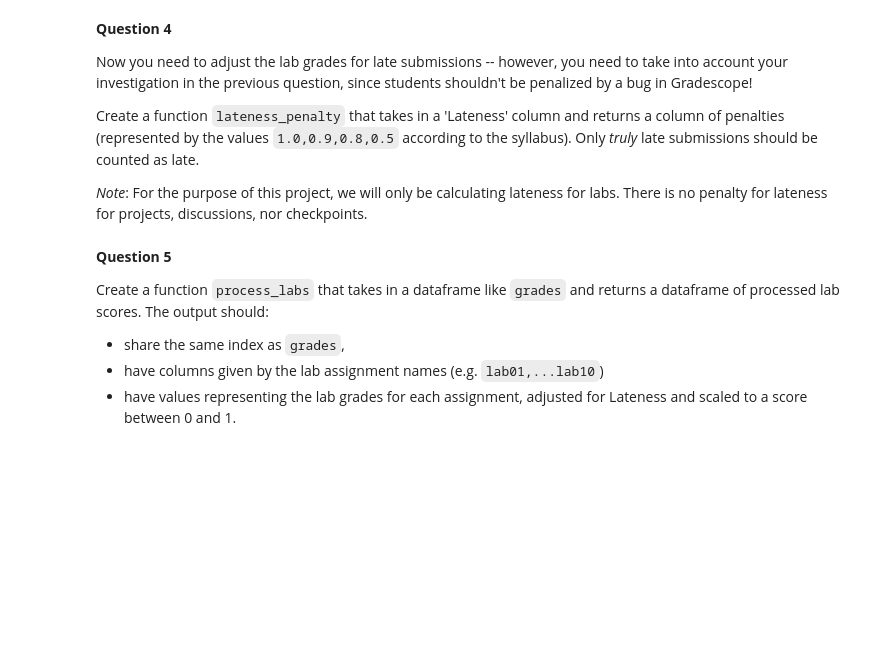
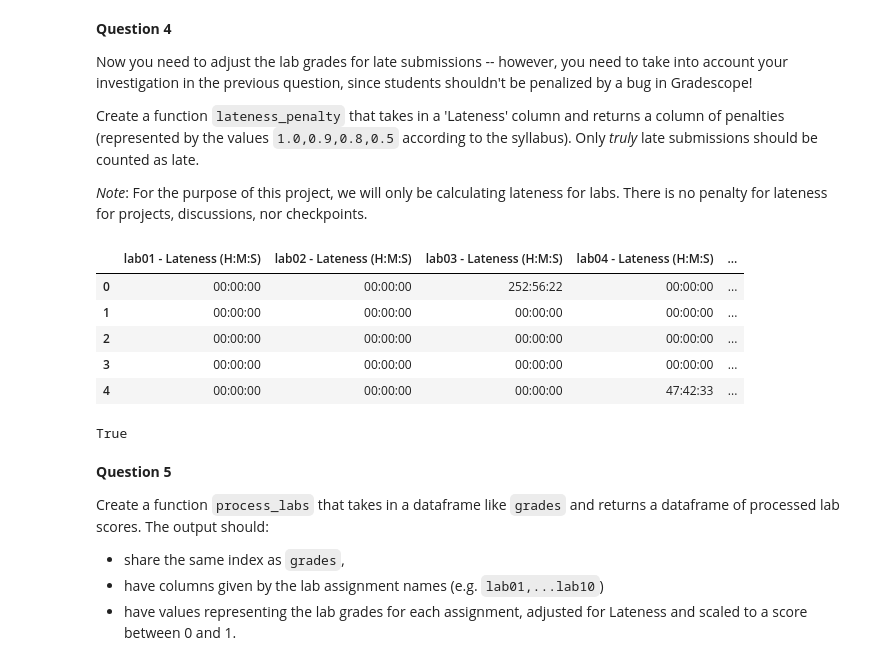
Before and after one commit to vinaybhupathiraju18/dsc80-sp20, a Jupyter notebook: projects/project01/project01.ipynb, the cells around one changed output. Cells and saved outputs as stored; diff of their text form; code cells hidden in the pictures; blank space fills up the shorter version.

```diff
--- a/projects/project01/project01.ipynb
+++ b/projects/project01/project01.ipynb
@@ -158,3 +381,20 @@ Now you need to adjust the lab grades for late submissions -- however, you need
 Create a function `lateness_penalty` that takes in a 'Lateness' column and returns a column of penalties (represented by the values `1.0,0.9,0.8,0.5` according to the syllabus). Only *truly* late submissions should be counted as late.
 
 *Note*: For the purpose of this project, we will only be calculating lateness for labs. There is no penalty for lateness for projects, discussions, nor checkpoints.
+# %%
+def all_lab_lateness(df):
+    cols = df.columns
+    lab_cols = [x for x in cols if 'lab' in x and 'Lateness' in x]
+    for i in lab_cols:
+        df[i] = df[i].fillna(0)
+    return df[lab_cols]
+# %%
+all_late_labs = all_lab_lateness(grades)
+all_late_labs.head()
+# %% [output]
+|  | lab01 - Lateness (H:M:S) | lab02 - Lateness (H:M:S) | lab03 - Lateness (H:M:S) | lab04 - Lateness (H:M:S) | ... |
+| 0 | 00:00:00 | 00:00:00 | 252:56:22 | 00:00:00 | ... |
+| 1 | 00:00:00 | 00:00:00 | 00:00:00 | 00:00:00 | ... |
+| 2 | 00:00:00 | 00:00:00 | 00:00:00 | 00:00:00 | ... |
+| 3 | 00:00:00 | 00:00:00 | 00:00:00 | 00:00:00 | ... |
+| 4 | 00:00:00 | 00:00:00 | 00:00:00 | 47:42:33 | ... |
@@ -161,3 +432,10 @@ Create a function `lateness_penalty` that takes in a 'Lateness' column and retur
+# %%
+fp = os.path.join('data', 'grades.csv')
+col = pd.read_csv(fp)['lab01 - Lateness (H:M:S)']
+out = lateness_penalty(col)
+set(out.unique()) <= {1.0, 0.9, 0.8, 0.5}
+# %% [output]
+True
 # %% [markdown]
 **Question 5**
 
```
Also changed, not shown: parts of 18 cells of this notebook, 5 other files.
